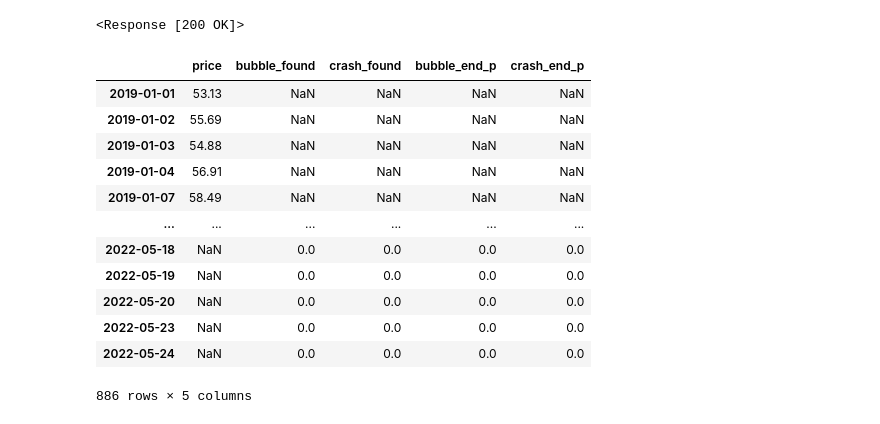
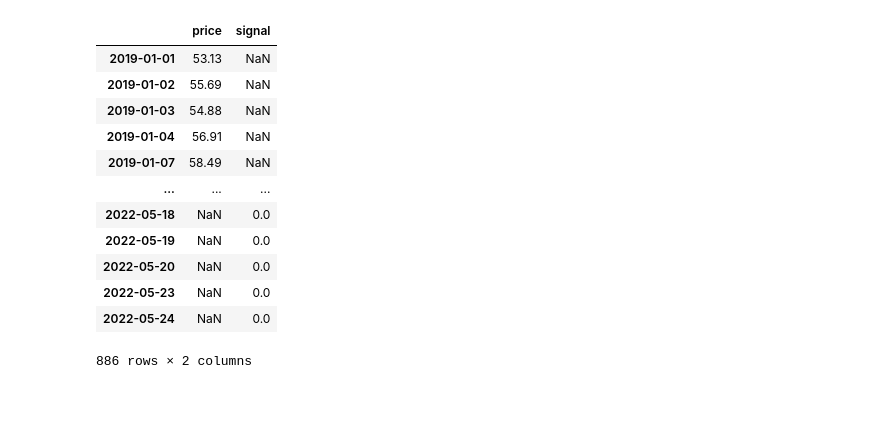
Before and after one commit to variantperception/vp-analysis-api, a Jupyter notebook: examples/model_api_lppl.ipynb, the cells around one changed output. Cells and saved outputs as stored; diff of their text form; code cells hidden in the pictures.

```diff
--- a/examples/model_api_lppl.ipynb
+++ b/examples/model_api_lppl.ipynb
@@ -15,45 +32,38 @@ plt.show()
 [figure]
 # %%
-
-df['dt'] = pd.to_datetime(df.Dates).dt.strftime('%Y-%m-%d %H:%M:%S')
-df['price'] = df.Close
-
 requestsHeaders = {
     "Authorization": f"Bearer {api_key}",
     "Content-Type": "application/json",
 }
 with httpx.Client(http2=True) as client:
     body = {
         "index": df.dt.to_list(),
-        "price": df.price.to_list()
+        "price": df.Close.to_list()
         #"format": "csv",
     }
 
     res = client.post(
         api_url + "/api/v1/model/lppl",
         json=body,
         headers=requestsHeaders,
         timeout=600,
     )
-    print(res)
-    #print(df_res.text)
 
     with pa.ipc.open_file(res.content) as reader:
         output = reader.read_pandas()
 
 output
 # %% [output]
+|  | price | signal |
+| 2019-01-01 | 53.13 | NaN |
+| 2019-01-02 | 55.69 | NaN |
+| 2019-01-03 | 54.88 | NaN |
+| 2019-01-04 | 56.91 | NaN |
+| 2019-01-07 | 58.49 | NaN |
+| ... | ... | ... |
+| 2022-05-18 | NaN | 0.0 |
+| 2022-05-19 | NaN | 0.0 |
+| 2022-05-20 | NaN | 0.0 |
+| 2022-05-23 | NaN | 0.0 |
+| 2022-05-24 | NaN | 0.0 |
-<Response [200 OK]>
+886 rows × 2 columns
-|  | price | bubble_found | crash_found | bubble_end_p | crash_end_p |
-| 2019-01-01 | 53.13 | NaN | NaN | NaN | NaN |
-| 2019-01-02 | 55.69 | NaN | NaN | NaN | NaN |
-| 2019-01-03 | 54.88 | NaN | NaN | NaN | NaN |
-| 2019-01-04 | 56.91 | NaN | NaN | NaN | NaN |
-| 2019-01-07 | 58.49 | NaN | NaN | NaN | NaN |
-| ... | ... | ... | ... | ... | ... |
-| 2022-05-18 | NaN | 0.0 | 0.0 | 0.0 | 0.0 |
-| 2022-05-19 | NaN | 0.0 | 0.0 | 0.0 | 0.0 |
-| 2022-05-20 | NaN | 0.0 | 0.0 | 0.0 | 0.0 |
-| 2022-05-23 | NaN | 0.0 | 0.0 | 0.0 | 0.0 |
-| 2022-05-24 | NaN | 0.0 | 0.0 | 0.0 | 0.0 |
-886 rows × 5 columns
```
Also changed, not shown: parts of 5 cells of this notebook.
